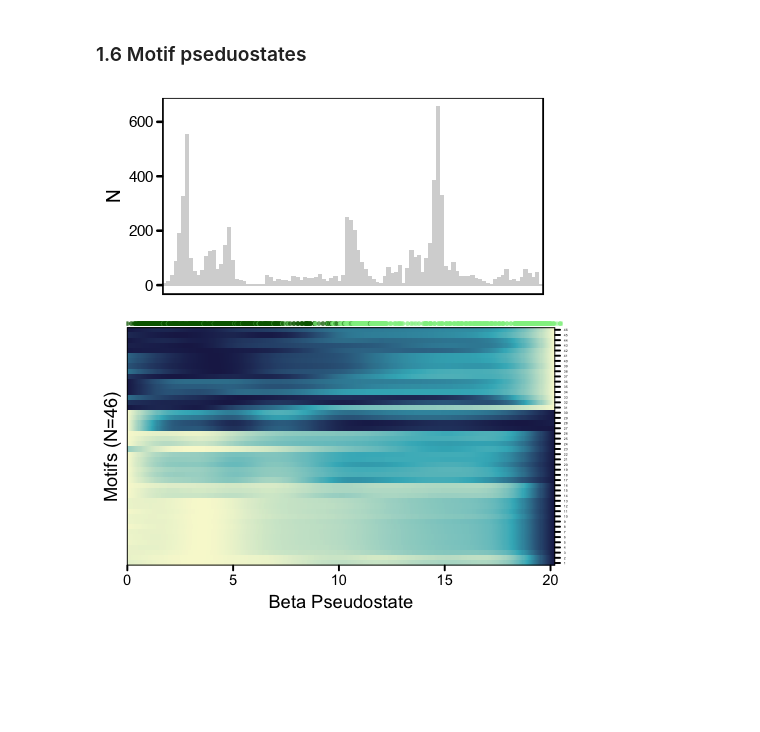
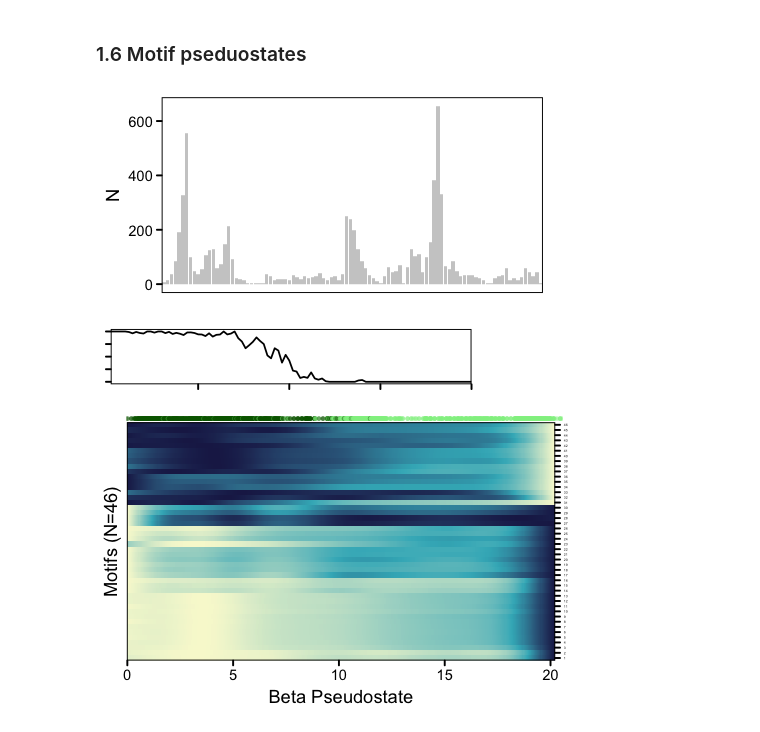
Before and after one commit to biomystery/islet_figs_motifs, a Jupyter notebook: figcode/plots.ipynb, the cells around one changed output. Cells and saved outputs as stored; diff of their text form; code cells hidden in the pictures; blank space fills up the shorter version.

```diff
--- a/figcode/plots.ipynb
+++ b/figcode/plots.ipynb
@@ -264,16 +260,27 @@ Warning message:
 # %%
 ## beta ps bin
 ps.bin.dat.sum <- fread('../dat/figdata/ps.bin.dat.sum.csv')
 options(repr.plot.width = 548.276/72/2, repr.plot.height = 258.924/72/2)
 
 p <- ggplot(ps.bin.dat.sum %>% filter(celltype == "beta") %>% droplevels(), aes(ps_bin,
     N)) + geom_bar(stat = "identity", fill = "grey80") + theme_pubr() + theme(axis.title.x = element_blank()) +
     scale_x_discrete(breaks = c(0, 50, 100))
 print(p)
-ggsave(p + theme(axis.title = element_blank(), axis.text = element_blank()), filename = "/Users/frank/Dropbox (UCSD_Epigenomics)/projects/islet/slides/2019-03-05_figs/fig2D_beta_ps_histogram.pdf",
-    width = 176/72, height = 36/72)
+#ggsave(p + theme(axis.title = element_blank(), axis.text = element_blank()), filename = "/Users/frank/Dropbox (UCSD_Epigenomics)/projects/islet/slides/2019-03-05_figs/fig2D_beta_ps_histogram.pdf",
+#    width = 176/72, height = 36/72)
 # %% [output]
-[figure, old version]
+[figure, new version]
+# %%
+options(repr.plot.width = 154.196/72 * 1.5, repr.plot.height = 6/72 * 8)
+pd <- ps.bin.dat.sum %>% filter(celltype == "beta") %>% droplevels() %>% ungroup()%>%
+    mutate(ps_bin.idx=as.numeric(factor(ps_bin,levels=ps_bin)))
+#head(pd)
+ggplot(pd) + geom_line(aes(ps_bin.idx, frac)) + theme_pubr()+coord_cartesian(expand = F)+
+ylim(-0.05,1.05)+theme(text = element_blank())
+ggsave(paste0("/Users/frank/Dropbox (UCSD_Epigenomics)/projects/islet/slides/2019-03-12_figs/fig2D_beta_ps_frac.pdf"),width=154.196/72 * 1.5,
+     height=6/72 * 8,useDingbats = F)
+# %% [output]
+[figure, added]
 # %%
 pd.fig_2.motif.beta.pesudostate <- readRDS("../dat/figdata/fig_2.motif.beta.pesudostate.hm.Rds")
 
```
Also changed, not shown: parts of 9 cells of this notebook, 19 other files.
